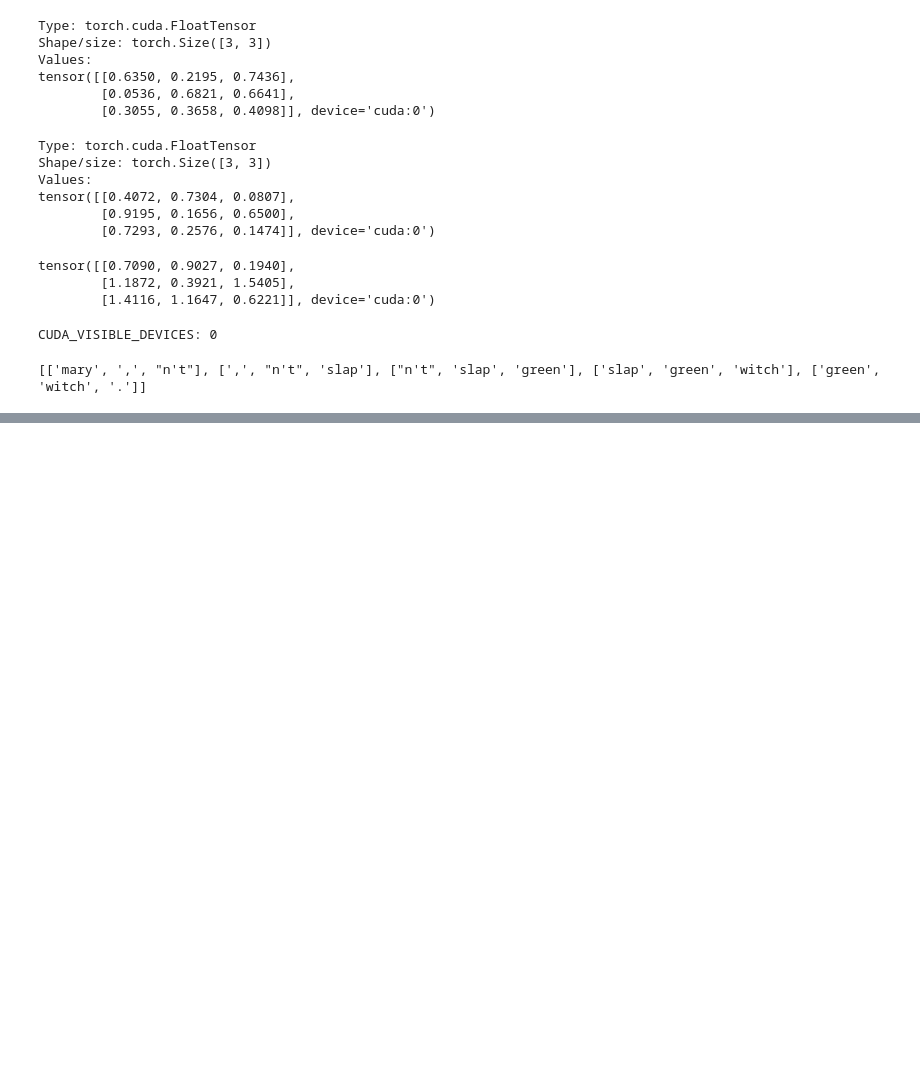
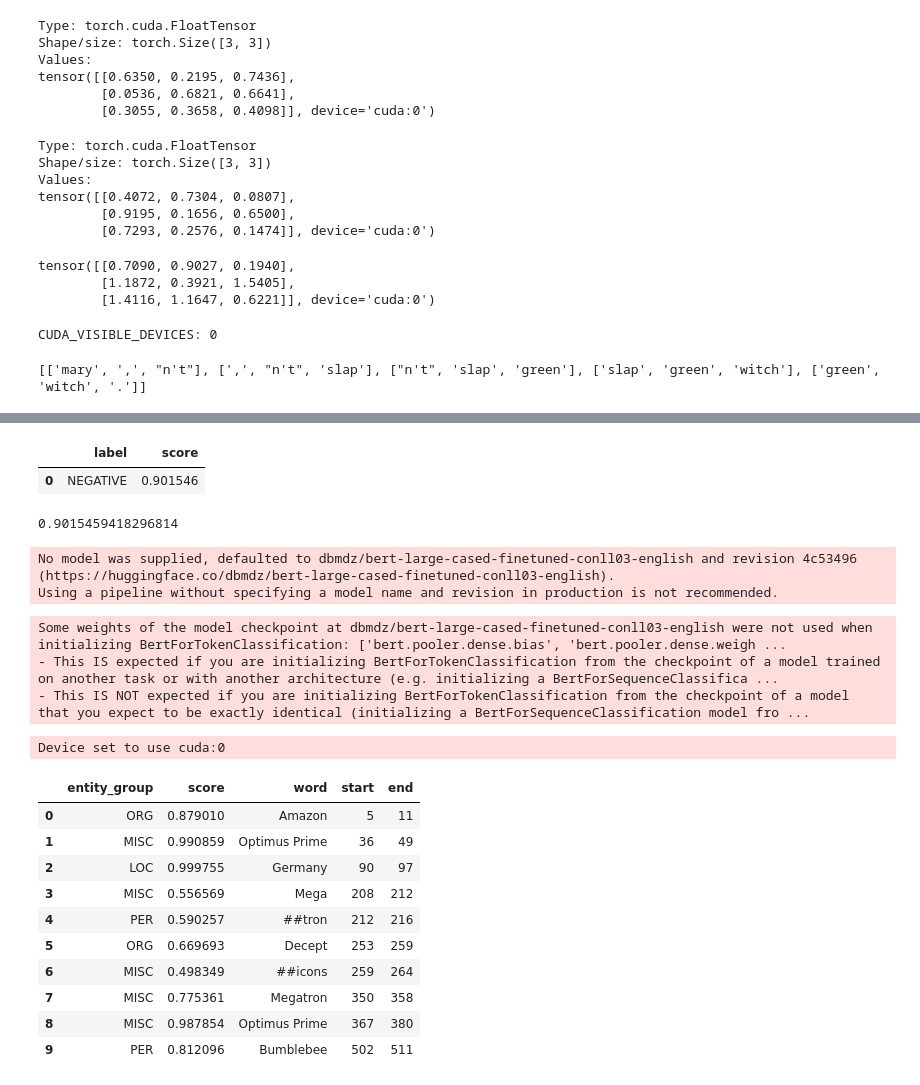
Before and after one commit to ciertou/handsonllms, a Jupyter notebook: nlp_with_pytorch_1.ipynb, the cells around one changed output, grey strips where cells are left out. Drawn from its saved outputs; the diff is of its cells as text; code cells hidden in the pictures; blank space fills up the shorter version.

```diff
--- a/nlp_with_pytorch_1.ipynb
+++ b/nlp_with_pytorch_1.ipynb
@@ -249,0 +278,9 @@ print(n_grams(cleaned, 3))
+# %%
+text = """Dear Amazon, last week I ordered an Optimus Prime action figure
+from your online store in Germany. Unfortunately, when I opened the package,
+I discovered to my horror that I had been sent an action figure of Megatron
+instead! As a lifelong enemy of the Decepticons, I hope you can understand my
+dilemma. To resolve the issue, I demand an exchange of Megatron for the
+Optimus Prime figure I ordered. Enclosed are copies of my records concerning
+this purchase. I expect to hear from you soon. Sincerely, Bumblebee."""
+print(text)
@@ -249,0 +307,33 @@ print(n_grams(cleaned, 3))
+# %%
+import pandas as pd
+outputs = classifier(text)
+pd.DataFrame(outputs)
+# %% [output]
+|  | label | score |
+| 0 | NEGATIVE | 0.901546 |
+# %%
+outputs[0]['score']
+# %% [output]
+0.9015459418296814
+# %%
+ner_tagger = pipeline("ner", aggregation_strategy="simple")
+outputs = ner_tagger(text)
+pd.DataFrame(outputs)
+# %% [output]
+No model was supplied, defaulted to dbmdz/bert-large-cased-finetuned-conll03-english and revision 4c53496 (https://huggingface.co/dbmdz/bert-large-cased-finetuned-conll03-english).
+Using a pipeline without specifying a model name and revision in production is not recommended.
+Some weights of the model checkpoint at dbmdz/bert-large-cased-finetuned-conll03-english were not used when initializing BertForTokenClassification: ['bert.pooler.dense.bias', 'bert.pooler.dense.weigh ...
+- This IS expected if you are initializing BertForTokenClassification from the checkpoint of a model trained on another task or with another architecture (e.g. initializing a BertForSequenceClassifica ...
+- This IS NOT expected if you are initializing BertForTokenClassification from the checkpoint of a model that you expect to be exactly identical (initializing a BertForSequenceClassification model fro ...
+Device set to use cuda:0
+|  | entity_group | score | word | start | end |
+| 0 | ORG | 0.879010 | Amazon | 5 | 11 |
+| 1 | MISC | 0.990859 | Optimus Prime | 36 | 49 |
+| 2 | LOC | 0.999755 | Germany | 90 | 97 |
+| 3 | MISC | 0.556569 | Mega | 208 | 212 |
+| 4 | PER | 0.590257 | ##tron | 212 | 216 |
+| 5 | ORG | 0.669693 | Decept | 253 | 259 |
+| 6 | MISC | 0.498349 | ##icons | 259 | 264 |
+| 7 | MISC | 0.775361 | Megatron | 350 | 358 |
+| 8 | MISC | 0.987854 | Optimus Prime | 367 | 380 |
+| 9 | PER | 0.812096 | Bumblebee | 502 | 511 |
```
Also changed, not shown: parts of 7 cells of this notebook.
